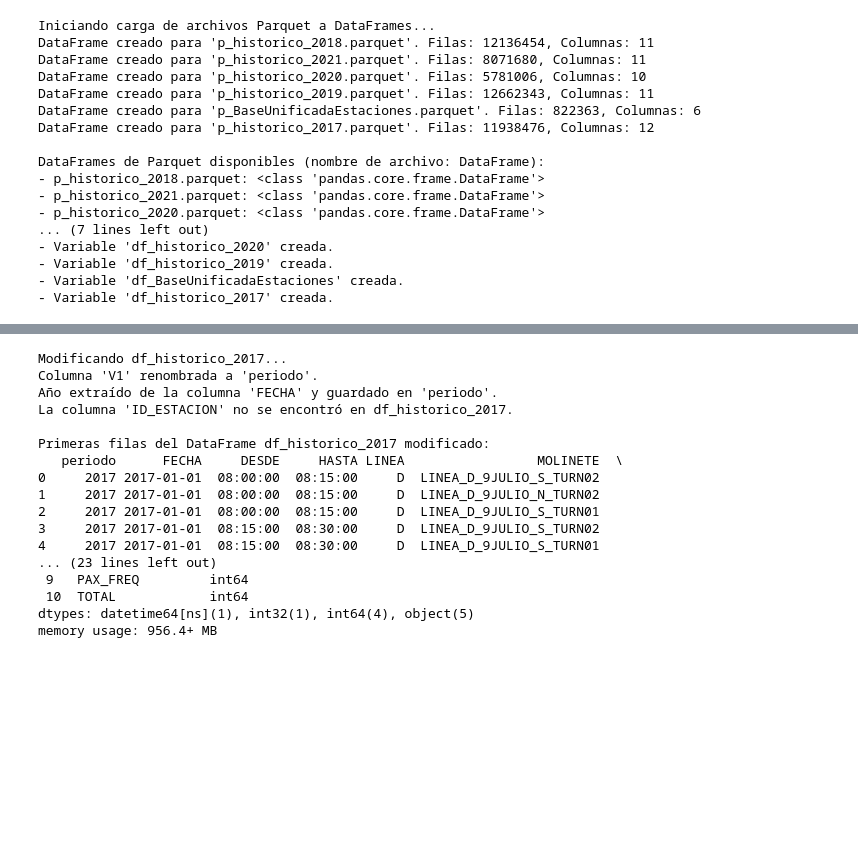
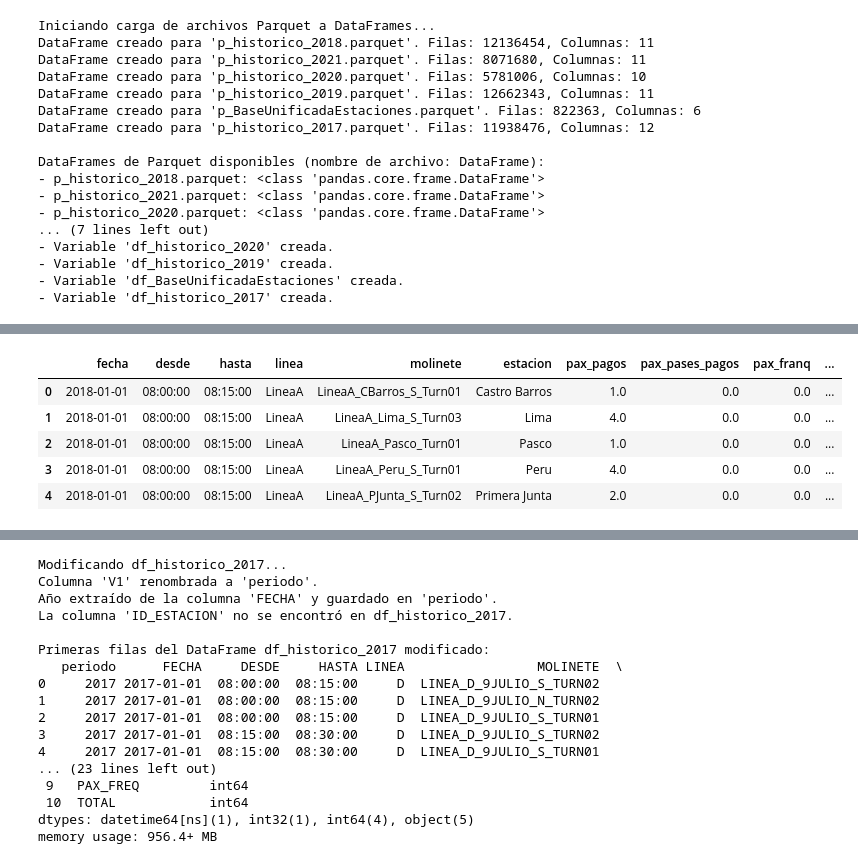
Before and after one commit to ChronosXV/Metodologia_grupo2, a Jupyter notebook: Metodologia_1_Grupo_2.ipynb, the cells around one changed output, grey strips where cells are left out. Saved outputs shown, nothing was run; the diff lists cells and outputs as text; code cells hidden in the pictures; blank space fills up the shorter version.

```diff
--- a/Metodologia_1_Grupo_2.ipynb
+++ b/Metodologia_1_Grupo_2.ipynb
@@ -144,0 +142,9 @@ df_historico_2017.head()
+# %%
+df_historico_2018.head()
+# %% [output]
+|  | fecha | desde | hasta | linea | molinete | estacion | pax_pagos | pax_pases_pagos | pax_franq | ... |
+| 0 | 2018-01-01 | 08:00:00 | 08:15:00 | LineaA | LineaA_CBarros_S_Turn01 | Castro Barros | 1.0 | 0.0 | 0.0 | ... |
+| 1 | 2018-01-01 | 08:00:00 | 08:15:00 | LineaA | LineaA_Lima_S_Turn03 | Lima | 4.0 | 0.0 | 0.0 | ... |
+| 2 | 2018-01-01 | 08:00:00 | 08:15:00 | LineaA | LineaA_Pasco_Turn01 | Pasco | 1.0 | 0.0 | 0.0 | ... |
+| 3 | 2018-01-01 | 08:00:00 | 08:15:00 | LineaA | LineaA_Peru_S_Turn01 | Peru | 4.0 | 0.0 | 0.0 | ... |
+| 4 | 2018-01-01 | 08:00:00 | 08:15:00 | LineaA | LineaA_PJunta_S_Turn02 | Primera Junta | 2.0 | 0.0 | 0.0 | ... |
```
Also changed, not shown: parts of 8 cells of this notebook.
